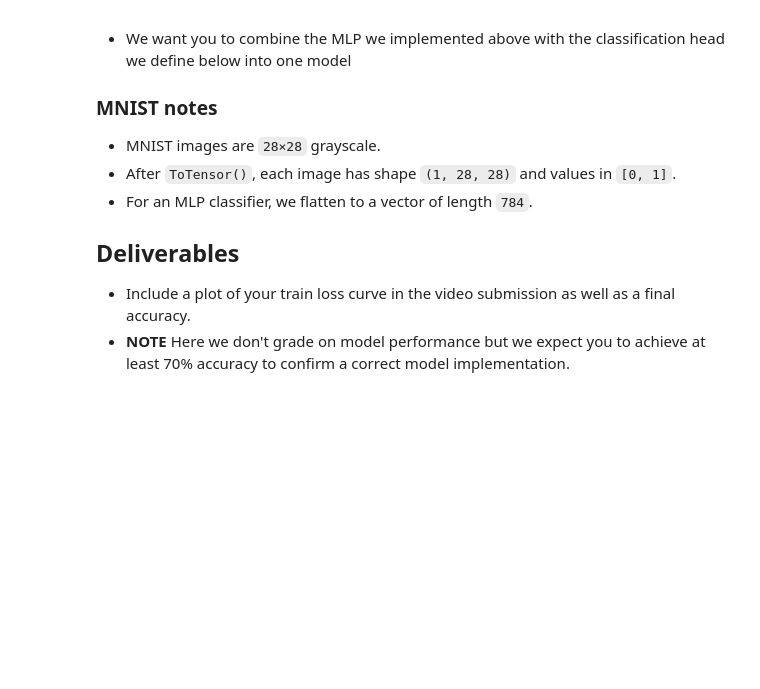
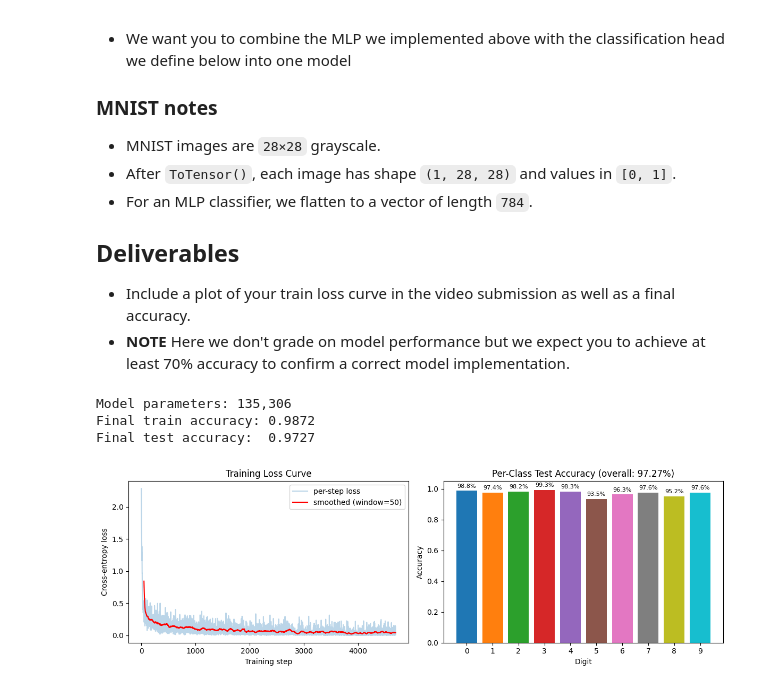
Before and after one commit to jkmathilda/ethz-robot-learning, a Jupyter notebook: hw1_pytorch_tutorial/src/ex3.ipynb, the cells around one changed output. Saved outputs shown, nothing was run; the diff lists cells and outputs as text; code cells hidden in the pictures; blank space fills up the shorter version.

```diff
--- a/hw1_pytorch_tutorial/src/ex3.ipynb
+++ b/hw1_pytorch_tutorial/src/ex3.ipynb
@@ -423,3 +423,70 @@ def train_classifier(
         # print(f"Epoch {epoch+1}/{epochs}, Test Accuracy: {acc:.4f}")
     return losses
     raise NotImplementedError
+# %%
+# Build the classifier: MLP backbone + ClassificationHead
+torch.manual_seed(0)
+backbone = MLP(in_dim=784, hidden_dim=128, out_dim=128, depth=2, use_layernorm=True)
+head = ClassificationHead(d_in=128, num_classes=10)
+model = nn.Sequential(backbone, head)
+
+n_params = sum(p.numel() for p in model.parameters())
+print(f"Model parameters: {n_params:,}")
+
+# Train
+losses = train_classifier(model, train_dl, test_dl, lr=1e-3, epochs=5)
+
+# Final accuracies
+train_acc = accuracy(train_dl)
+test_acc = accuracy(test_dl)
+print(f"Final train accuracy: {train_acc:.4f}")
+print(f"Final test accuracy:  {test_acc:.4f}")
+# %% [output]
+Model parameters: 135,306
+Final train accuracy: 0.9872
+Final test accuracy:  0.9727
+# %%
+import matplotlib.pyplot as plt
+
+fig, axes = plt.subplots(1, 2, figsize=(12, 4))
+
+# --- Plot 1: Training loss curve ---
+axes[0].plot(losses, alpha=0.3, label="per-step loss")
+# Smoothed loss (rolling average over 50 steps)
+window = 50
+if len(losses) >= window:
+    smoothed = [sum(losses[i:i+window]) / window for i in range(len(losses) - window + 1)]
+    axes[0].plot(range(window - 1, len(losses)), smoothed, color="red", label=f"smoothed (window={window})")
+axes[0].set_xlabel("Training step")
+axes[0].set_ylabel("Cross-entropy loss")
+axes[0].set_title("Training Loss Curve")
+axes[0].legend()
+
+# --- Plot 2: Per-class accuracy breakdown ---
+model.eval()
+class_correct = [0] * 10
+class_total = [0] * 10
+with torch.no_grad():
+    for images, labels in test_dl:
+        images = images.view(images.size(0), -1)
+        preds = model(images).argmax(dim=-1)
+        for label, pred in zip(labels, preds):
+            class_total[label.item()] += 1
+            if label == pred:
+                class_correct[label.item()] += 1
+
+class_acc = [c / t if t > 0 else 0 for c, t in zip(class_correct, class_total)]
+colors = plt.cm.tab10(range(10))
+bars = axes[1].bar(range(10), class_acc, color=colors)
+axes[1].set_xlabel("Digit")
+axes[1].set_ylabel("Accuracy")
+axes[1].set_title(f"Per-Class Test Accuracy (overall: {test_acc:.2%})")
+axes[1].set_xticks(range(10))
+axes[1].set_ylim(0, 1.05)
+for i, (bar, acc) in enumerate(zip(bars, class_acc)):
+    axes[1].text(bar.get_x() + bar.get_width() / 2, acc + 0.02, f"{acc:.1%}", ha="center", fontsize=8)
+
+plt.tight_layout()
+plt.show()
+# %% [output]
+[figure, added]
```
Also changed, not shown: 1 other file.
